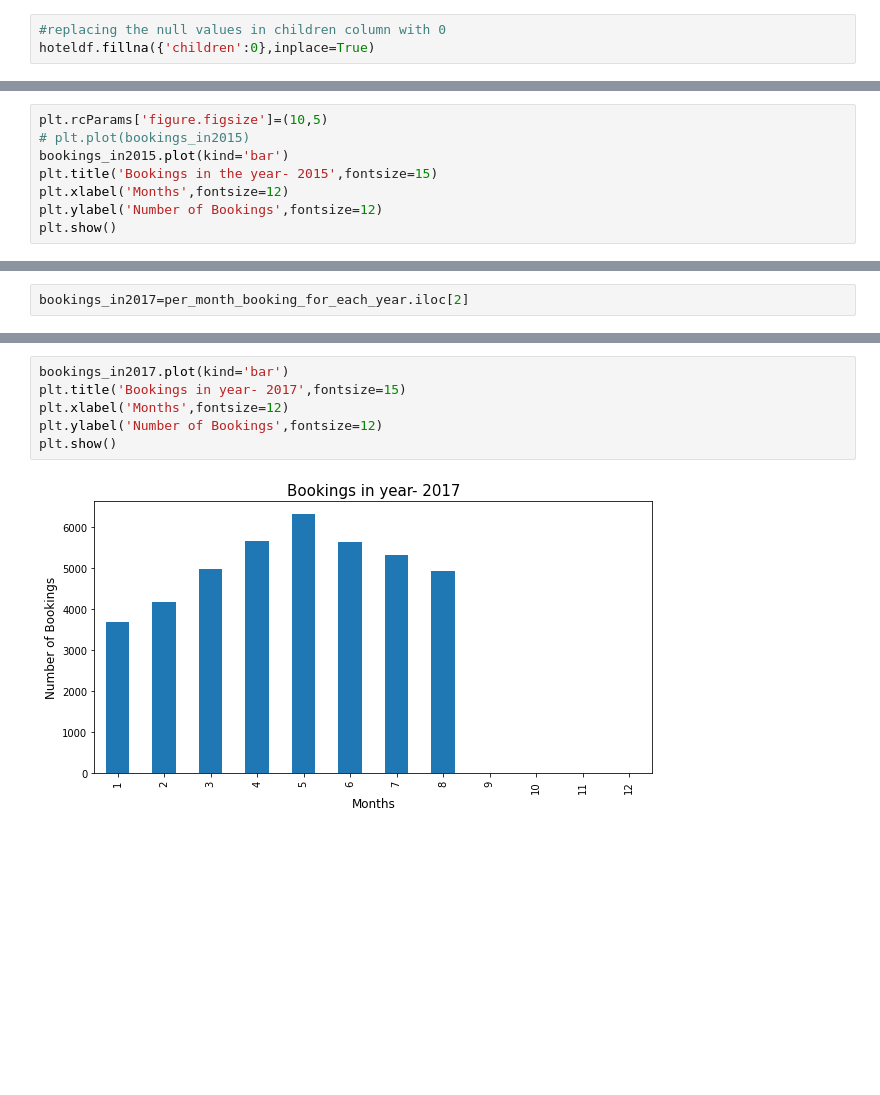
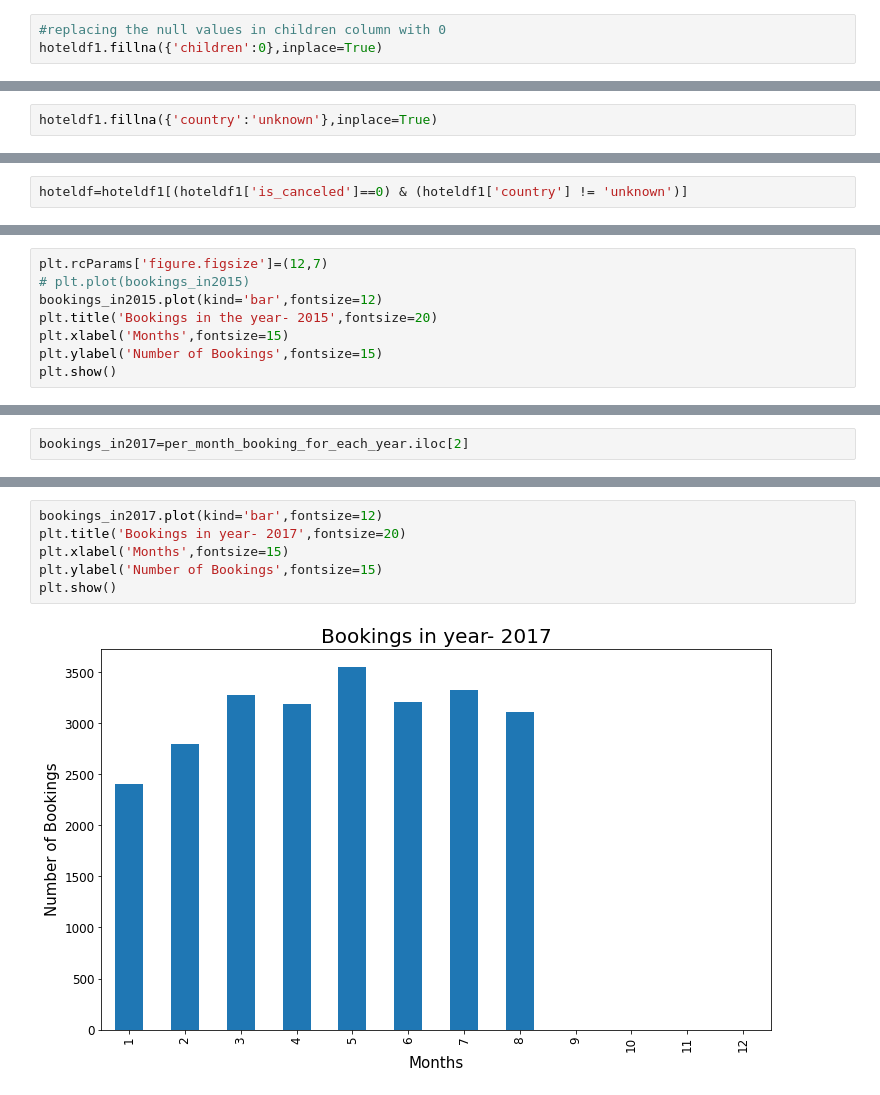
Before and after one commit to LuvMutreja/Hotel-booking-analysis, a Jupyter notebook: Luv_Mutreja_Hotel_Booking_Analysis_Capstone_Project.ipynb, the cells around one changed output, grey strips where cells are left out. Drawn from its saved outputs; the diff is of its cells as text; blank space fills up the shorter version.

```diff
--- a/Luv_Mutreja_Hotel_Booking_Analysis_Capstone_Project.ipynb
+++ b/Luv_Mutreja_Hotel_Booking_Analysis_Capstone_Project.ipynb
@@ -99,5 +99,5 @@ hoteldf.drop(['country','agent','company'], inplace=True, axis=1)
 # %%
 #replacing the null values in children column with 0
-hoteldf.fillna({'children':0},inplace=True)
+hoteldf1.fillna({'children':0},inplace=True)
 # %%
 #checking the dataset again
@@ -145,0 +163,2 @@ As we can see now there are no null values in our dataset so we can start with a
+# %%
+hoteldf1.fillna({'country':'unknown'},inplace=True)
@@ -145,0 +185,2 @@ As we can see now there are no null values in our dataset so we can start with a
+# %%
+hoteldf=hoteldf1[(hoteldf1['is_canceled']==0) & (hoteldf1['country'] != 'unknown')]
@@ -238,9 +313,9 @@ Name: 2015, dtype: float64
 # %%
-plt.rcParams['figure.figsize']=(10,5)
+plt.rcParams['figure.figsize']=(12,7)
 # plt.plot(bookings_in2015)
-bookings_in2015.plot(kind='bar')
-plt.title('Bookings in the year- 2015',fontsize=15)
-plt.xlabel('Months',fontsize=12)
-plt.ylabel('Number of Bookings',fontsize=12)
+bookings_in2015.plot(kind='bar',fontsize=12)
+plt.title('Bookings in the year- 2015',fontsize=20)
+plt.xlabel('Months',fontsize=15)
+plt.ylabel('Number of Bookings',fontsize=15)
 plt.show()
 # %% [output]
@@ -292,11 +367,11 @@ month_number
 12       0.0
 Name: 2017, dtype: float64
 # %%
-bookings_in2017.plot(kind='bar')
-plt.title('Bookings in year- 2017',fontsize=15)
-plt.xlabel('Months',fontsize=12)
-plt.ylabel('Number of Bookings',fontsize=12)
+bookings_in2017.plot(kind='bar',fontsize=12)
+plt.title('Bookings in year- 2017',fontsize=20)
+plt.xlabel('Months',fontsize=15)
+plt.ylabel('Number of Bookings',fontsize=15)
 plt.show()
 # %% [output]
-[figure, old version]
+[figure, new version]
 # %%
```
Also changed, not shown: parts of 55 cells of this notebook.
